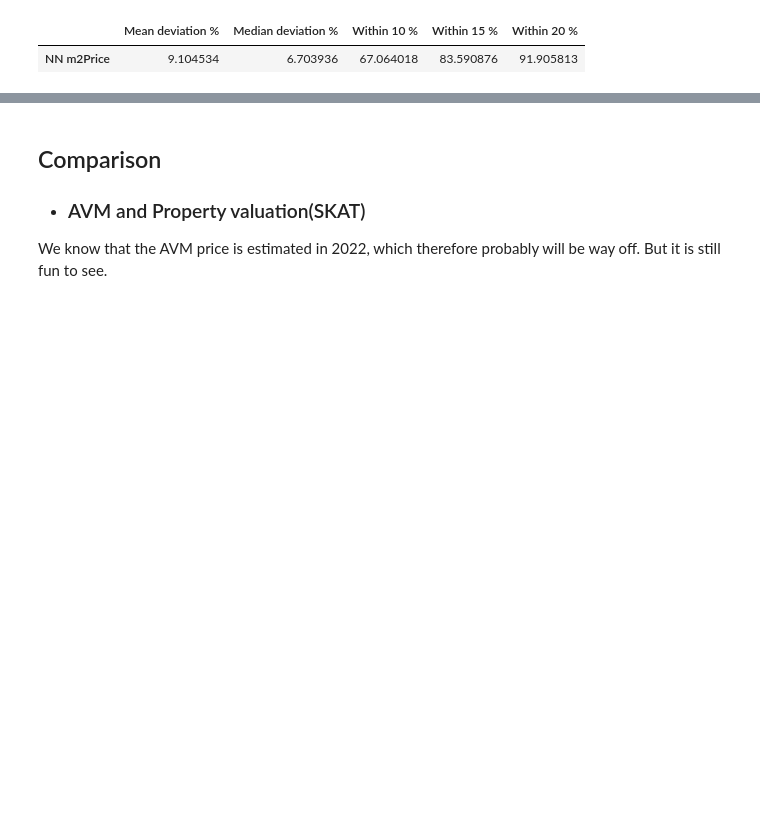
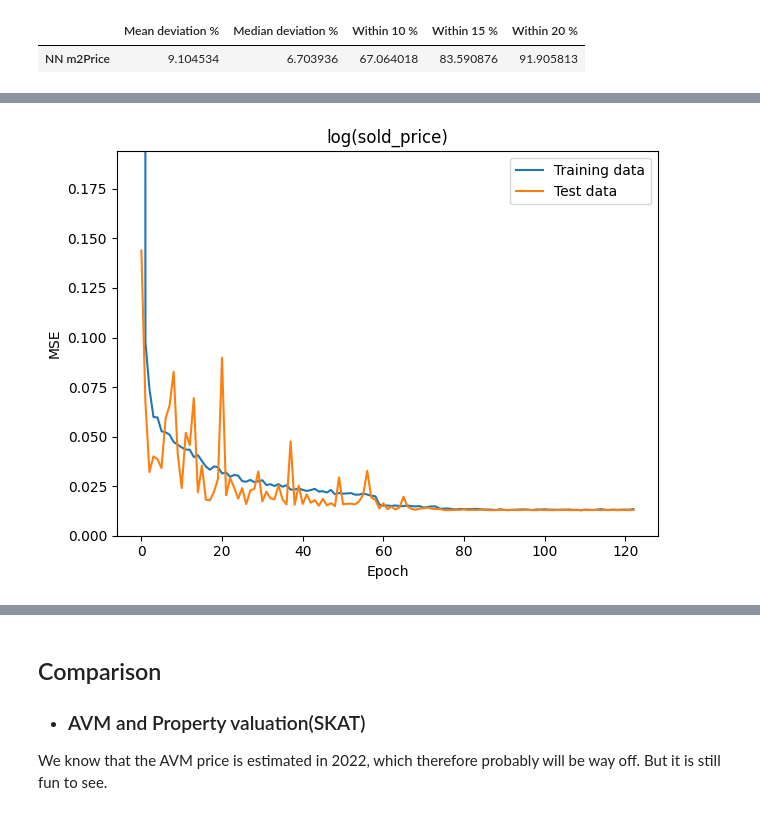
Before and after one commit to Tuborq/Masters-Thesis-House-Pricing-With-Machine-Learning, a Jupyter notebook: 5. Neural Network Model.ipynb, the cells around one changed output, grey strips where cells are left out. Cells and saved outputs as stored; diff of their text form; code cells hidden in the pictures; blank space fills up the shorter version.

```diff
--- a/5. Neural Network Model.ipynb
+++ b/5. Neural Network Model.ipynb
@@ -1300,0 +1355,6 @@ NN m2Price &               9.1 &                 6.7 &        67.06 &        83.
+# %%
+#So we go with Neurons = , Hidden Layers = , Activation function = , Batch normalization = True, Dropout rate = 0\%.
+model_soldPrice2 = TuneNeuralNetworks(n_hiddenLayers = 6, n_neurons = 70,
+                activ = 'relu', init = "he_normal", lossFunc = 'mean_squared_error',
+                learning_rate = 0.01, dataset = X_train_soldPrice, normalize_all_layers = True,
+                DORate = 0, DownSampling=True)
@@ -1300,0 +1408,7 @@ NN m2Price &               9.1 &                 6.7 &        67.06 &        83.
+# %%
+
+Hist_soldPrice2 = model_soldPrice2.fit(X_train_soldPrice, y_train_soldPrice,
+            validation_data=(X_test_soldPrice, y_test_soldPrice),
+            verbose=1,
+            epochs=400,
+            callbacks =[reduce_lr, early_stopping])
@@ -1300,0 +1458,4 @@ NN m2Price &               9.1 &                 6.7 &        67.06 &        83.
+# %%
+plot_convergence(Hist_soldPrice2.history, 'sold_price','Further HyperTuning', dropLR= True)
+# %% [output]
+[figure, added]
```
Also changed, not shown: parts of 26 cells of this notebook.
